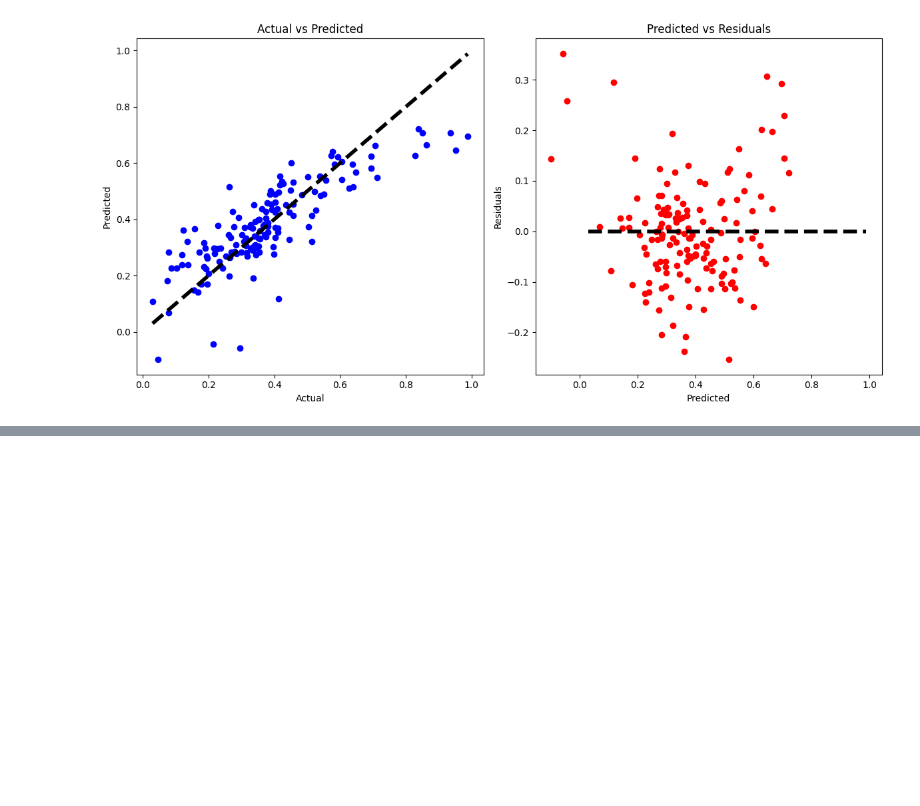
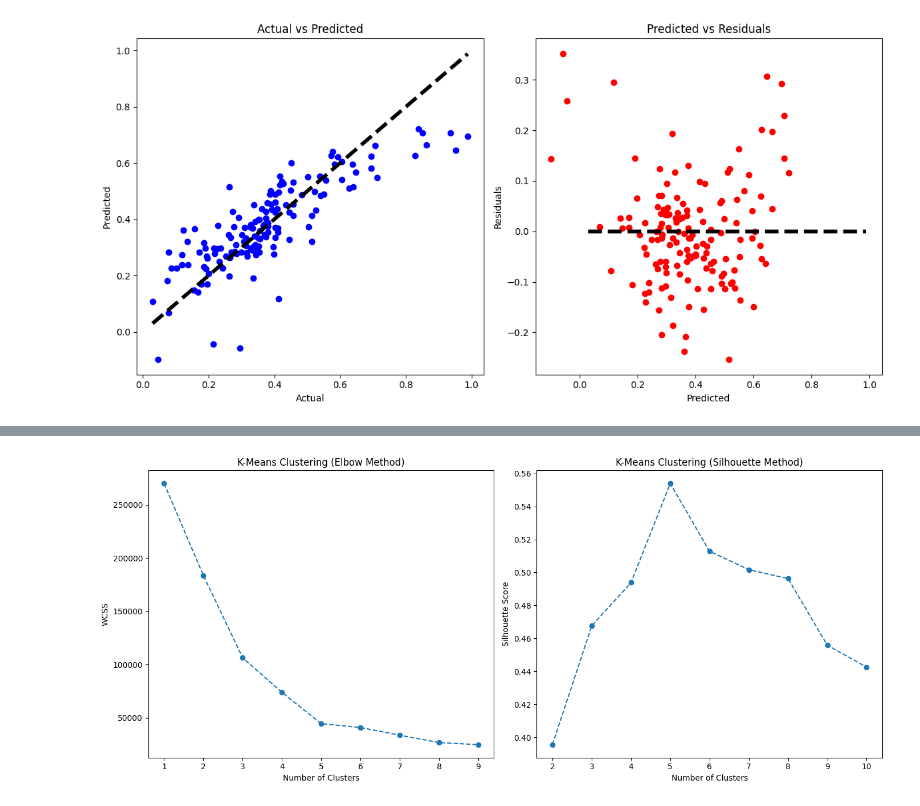
Before and after one commit to UsepSyaikalArifin/basic_machine_learning, a Jupyter notebook: machine_learning_with_python_for_beginner.ipynb, the cells around one changed output, grey strips where cells are left out. Cells and saved outputs as stored; diff of their text form; code cells hidden in the pictures; blank space fills up the shorter version.

```diff
--- a/machine_learning_with_python_for_beginner.ipynb
+++ b/machine_learning_with_python_for_beginner.ipynb
@@ -749,0 +842,36 @@ Root Mean Squared Error (RMSE): 0.1044654232549747
+# %%
+# Measuring Cluster's Criteria
+from sklearn.cluster import KMeans
+from sklearn.metrics import silhouette_score
+
+# 1. Elbow Method (Metode Elbow)
+wcss = []
+for k in range(1, 10):
+    kmeans = KMeans(n_clusters = k, init = 'k-means++', random_state = 42)
+    kmeans.fit(dataset_mall_customer_feature)
+    wcss.append(kmeans.inertia_)
+
+# 2. Silhouette Method
+silhouette_score_ = []
+for k in range(2, 11):
+    kmeans = KMeans(n_clusters = k, init = 'k-means++',random_state = 42)
+    kmeans.fit(dataset_mall_customer_feature)
+    score = silhouette_score(dataset_mall_customer_feature, kmeans.labels_)
+    silhouette_score_.append(score)
+
+# 3. Visualisation Elbow Method & Silhouette Method
+fig, axs = plt.subplots(1, 2, figsize=(14, 6))
+# Elbow Method
+axs[0].plot(range(1, 10), wcss, marker='o', linestyle='--')
+axs[0].set_xlabel('Number of Clusters')
+axs[0].set_ylabel('WCSS')
+axs[0].set_title('K-Means Clustering (Elbow Method)')
+# Silhouette Method
+axs[1].plot(range(2, 11), silhouette_score_, marker='o', linestyle='--')
+axs[1].set_xlabel('Number of Clusters')
+axs[1].set_ylabel('Silhouette Score')
+axs[1].set_title('K-Means Clustering (Silhouette Method)')
+plt.tight_layout()
+plt.show()
+# %% [output]
+[figure, added]
```
Also changed, not shown: parts of 6 cells of this notebook, 1 other file.
